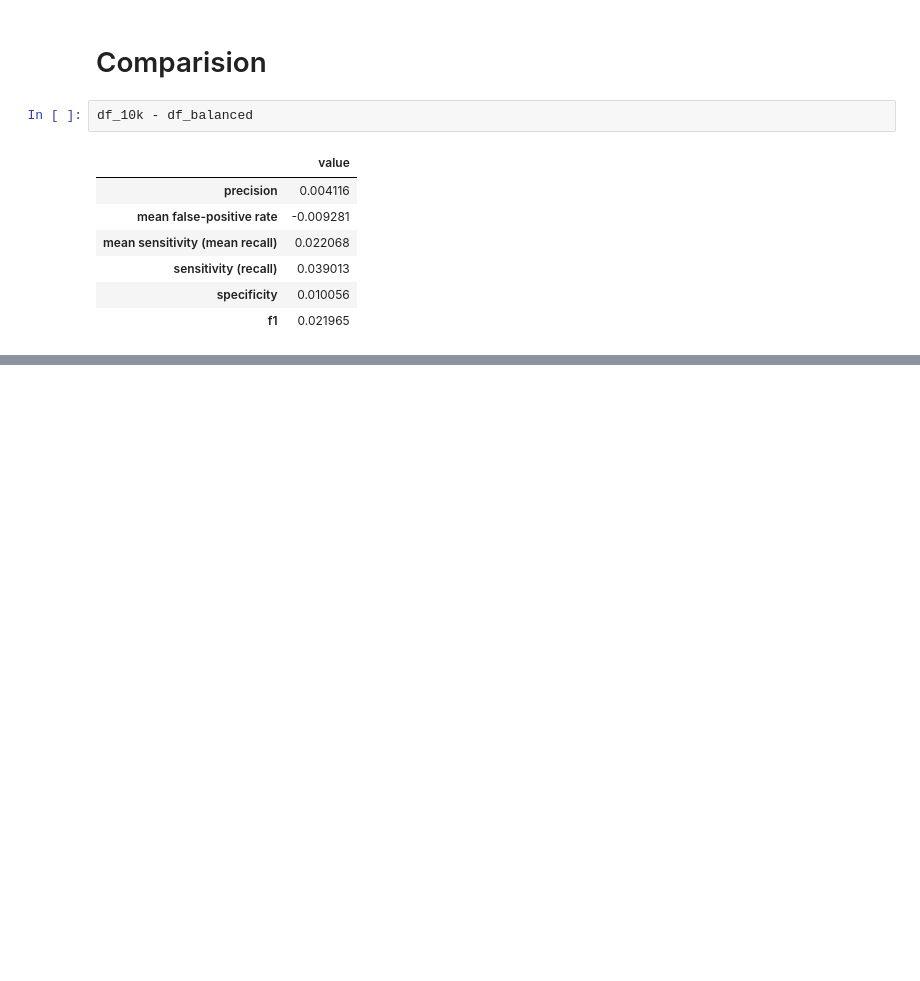
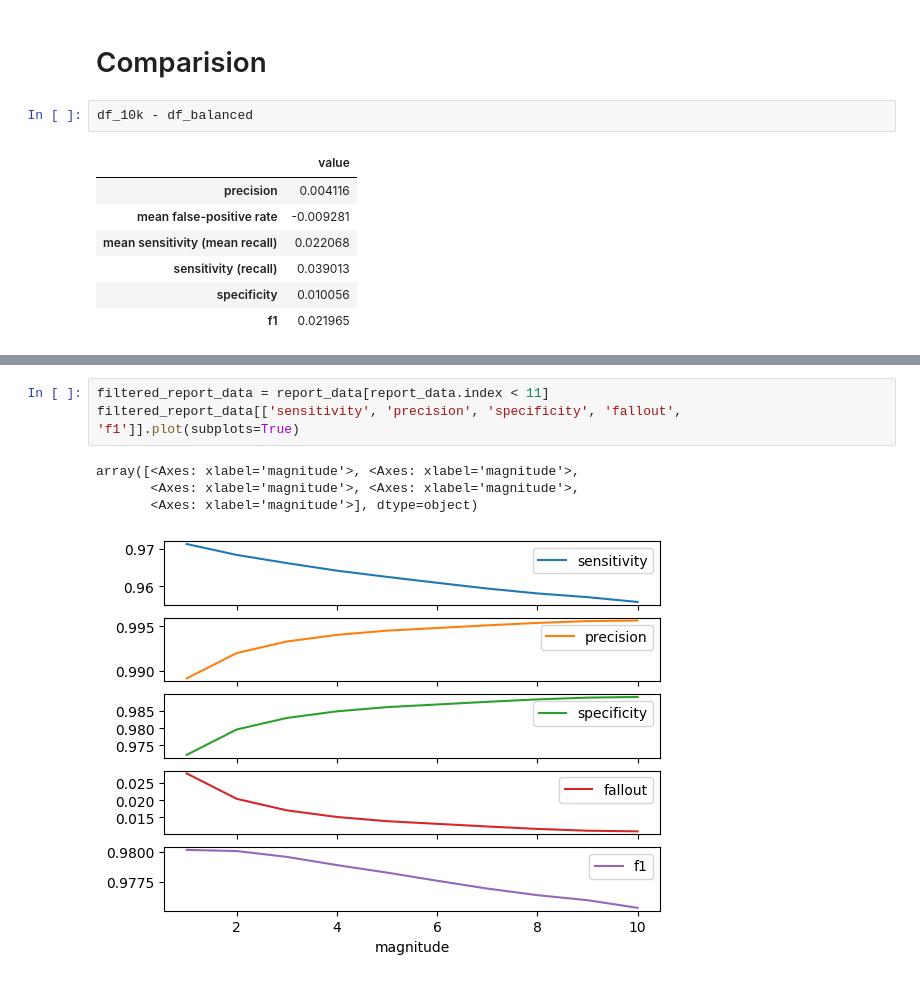
Before and after one commit to zesch/rwse-experiments, a Jupyter notebook: experiments/classification_results.ipynb, the cells around one changed output, grey strips where cells are left out. Cells and saved outputs as stored; diff of their text form; blank space fills up the shorter version.

```diff
--- a/experiments/classification_results.ipynb
+++ b/experiments/classification_results.ipynb
@@ -71,0 +109,8 @@ df_10k - df_balanced
+# %%
+filtered_report_data = report_data[report_data.index < 11]
+filtered_report_data[['sensitivity', 'precision', 'specificity', 'fallout', 'f1']].plot(subplots=True)
+# %% [output]
+array([<Axes: xlabel='magnitude'>, <Axes: xlabel='magnitude'>,
+       <Axes: xlabel='magnitude'>, <Axes: xlabel='magnitude'>,
+       <Axes: xlabel='magnitude'>], dtype=object)
+[figure, added]
```
Also changed, not shown: parts of 3 cells of this notebook, 3 other files.
